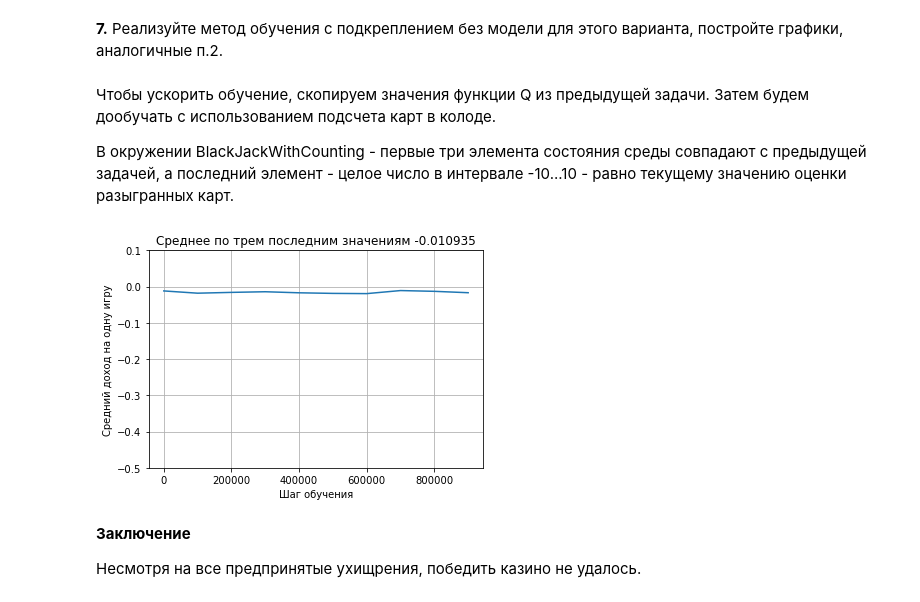
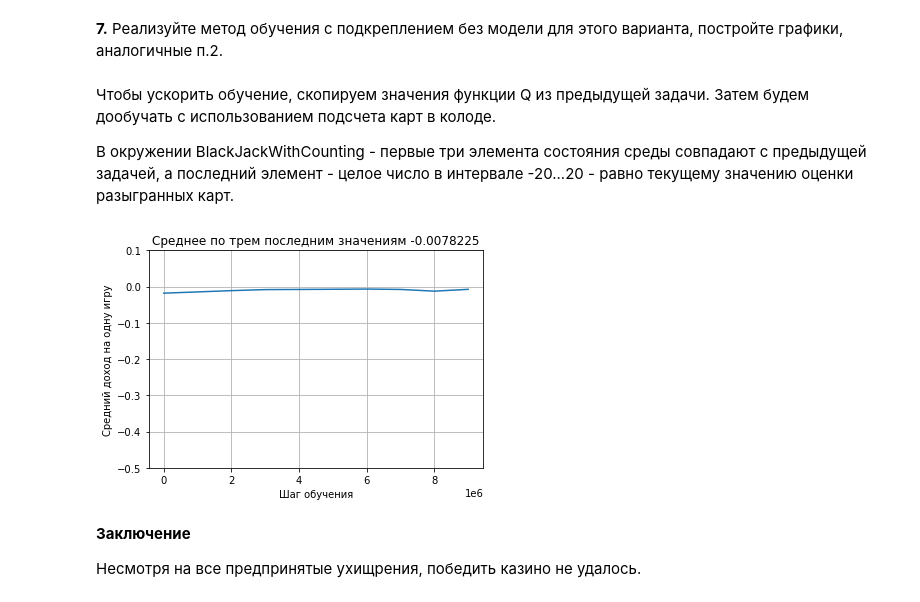
Before and after one commit to NickGorev/MADE_advanced_dl, a Jupyter notebook: homework 1/homework_1.ipynb, the cells around one changed output. Drawn from its saved outputs; the diff is of its cells as text; code cells hidden in the pictures.

```diff
--- a/homework 1/homework_1.ipynb
+++ b/homework 1/homework_1.ipynb
@@ -296,22 +296,22 @@ class BlackJackWithCounting(gym.Env):
 **7.** Реализуйте метод обучения с подкреплением без модели для этого варианта, постройте графики, аналогичные п.2.
 # %%
 env = BlackJackWithCounting(natural=True)
-agent3 = QLearningAgent(alpha=0.001, max_epsilon=0.5, gamma=1, environment=env)
+agent3 = QLearningAgent(alpha=0.001, max_epsilon=0.5, gamma=1, environment=env, test_rounds=1000000)
 # %% [markdown]
 Чтобы ускорить обучение, скопируем значения функции Q из предыдущей задачи. Затем будем дообучать с использованием подсчета карт в колоде.
 
-В окружении BlackJackWithCounting - первые три элемента состояния среды совпадают с предыдущей задачей, а последний элемент - целое число в интервале -10...10 - равно текущему значению оценки разыгранных карт.
+В окружении BlackJackWithCounting - первые три элемента состояния среды совпадают с предыдущей задачей, а последний элемент - целое число в интервале -20...20 - равно текущему значению оценки разыгранных карт.
 # %%
 # s - состояние среды из предыдущей задачи
 for s, Q in agent2.Qvalues.items():
-    for i in range(-10, 11):
+    for i in range(-20, 21):
         s_new = s + (i,) # s_new - состояние среды новой задачи
         agent3.Qvalues[s_new] = Q[:]
 # %%
-results = agent3.train()
+results = agent3.train(t_max=10000000, perf_interval=1000000)
 plot_results(results)
 # %% [output]
-[figure, old version]
+[figure, new version]
 # %% [markdown]
 **Заключение**
 
```
Also changed, not shown: parts of 3 cells of this notebook.
